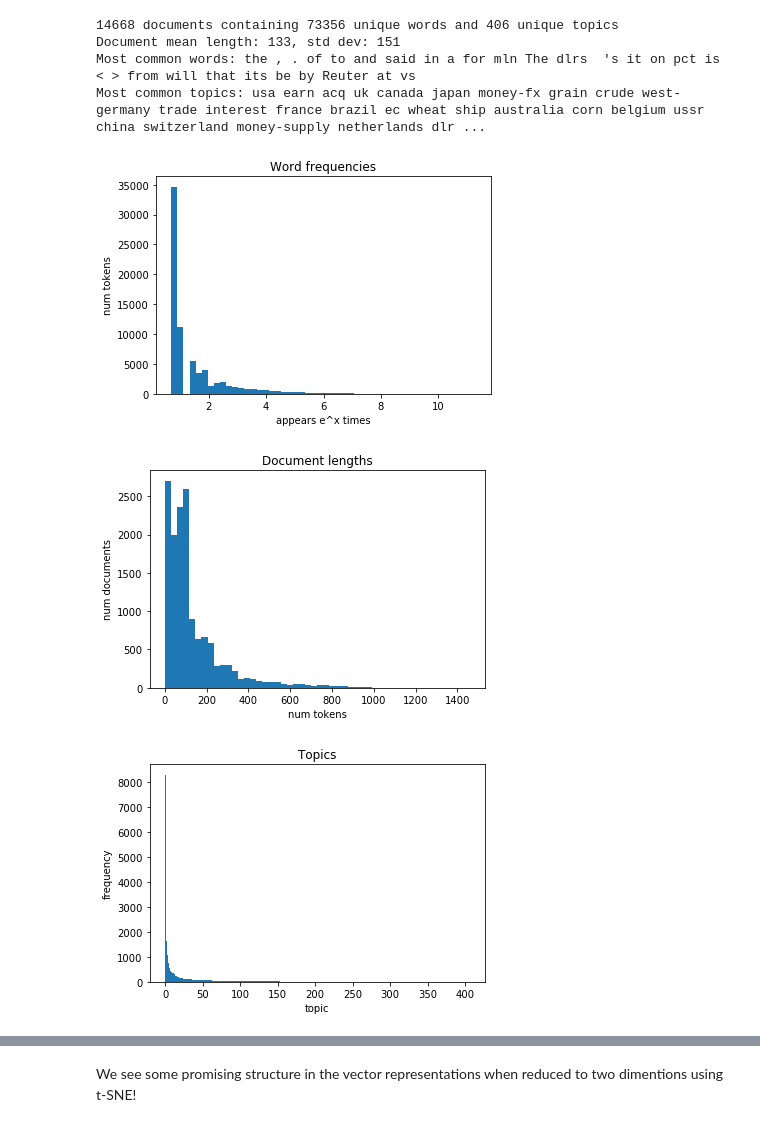
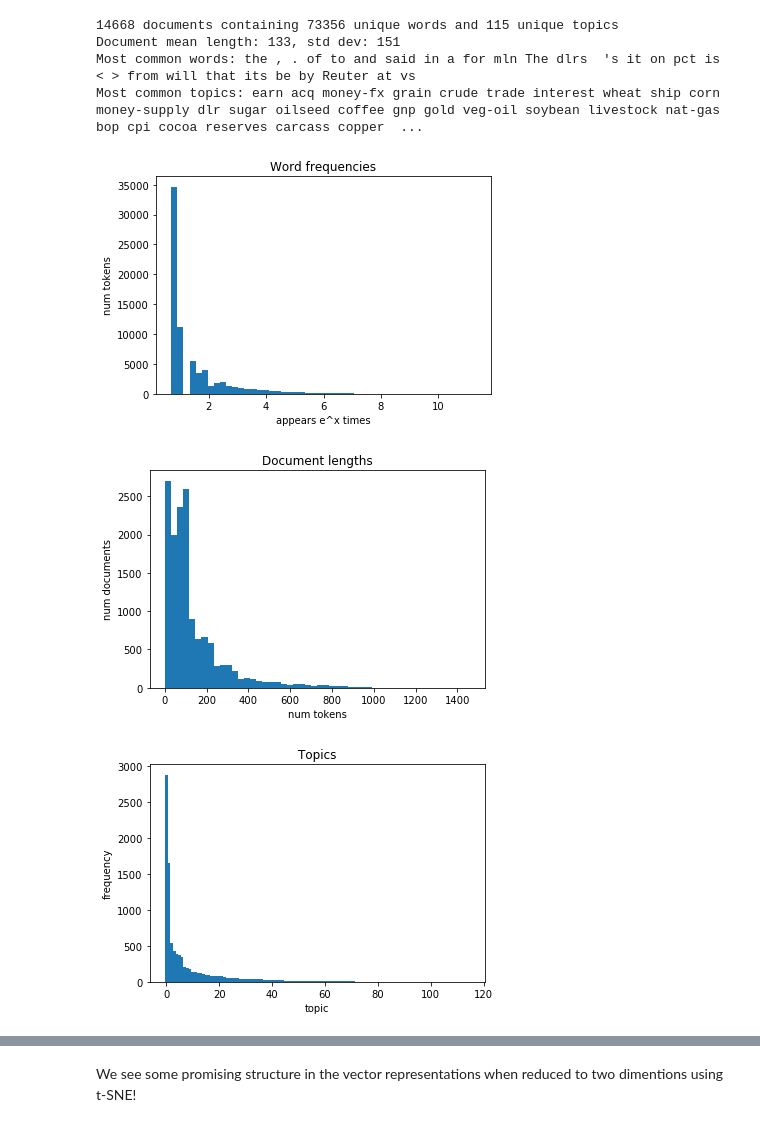
Before and after one commit to OlavHN/olavhn.github.io, a Jupyter notebook: reuters.ipynb, the cells around one changed output, grey strips where cells are left out. Cells and saved outputs as stored; diff of their text form; code cells hidden in the pictures.

```diff
--- a/reuters.ipynb
+++ b/reuters.ipynb
@@ -29,7 +31,7 @@ def read_data(num=None, path='data', prefix='reut2-', tokenizer=word_tokenize):
                     num -= 1
 
                 train = True if article['lewissplit'] == 'TRAIN' else False
-                topics = map(lambda x: x.contents.pop(), article.findAll('d'))
+                topics = map(lambda x: x.contents.pop(), article.find('topics').findAll('d'))
                 title = tokenizer(article.find('title').contents.pop()) if article.find('title') else []
                 body = tokenizer(article.find('body').contents.pop()) if article.find('body') else []
 
@@ -59,35 +61,35 @@ topics_c = Counter()
 doc_length = []
 
 for train, topics, title, body in read_data():
     if train:
         for token in title + body:
             tokens_c[token] += 1
         for topic in topics:
             topics_c[topic] += 1
         doc_length.append(len(body))
 
 tokens, tok_freq = zip(*tokens_c.most_common())
 topics, top_freq = zip(*topics_c.most_common())
 token_index = {token: i for i, token in enumerate(['UNK'] + list(tokens))}
-topic_index = {topic: i for i, topic in enumerate(['UNK'] + list(topics))}
+topic_index = {topic: i for i, topic in enumerate(topics)}
 num_topics = len(topic_index)
 
 print('%d documents containing %d unique words and %d unique topics' % (len(doc_length), len(tokens), len(topics)))
 print('Document mean length: %d, std dev: %d' % (np.mean(doc_length), np.std(doc_length)))
 print('Most common words: %s' % ' '.join(tokens[:30]))
 print('Most common topics: %s' % ' '.join(topics[:30]))
 
 draw_hist(np.log(np.add(1, tok_freq)), 'Word frequencies', 'appears e^x times', 'num tokens')
 draw_hist(doc_length, 'Document lengths', 'num tokens', 'num documents')
 draw_hist(top_freq, 'Topics', 'topic', 'frequency', False)
 
 plt.show()
 # %% [output]
-14668 documents containing 73356 unique words and 406 unique topics
+14668 documents containing 73356 unique words and 115 unique topics
 Document mean length: 133, std dev: 151
 Most common words: the , . of to and said in a for mln The dlrs  's it on pct is < > from will that its be by Reuter at vs
-Most common topics: usa earn acq uk canada japan money-fx grain crude west-germany trade interest france brazil ec wheat ship australia corn belgium ussr china switzerland money-supply netherlands dlr ...
+Most common topics: earn acq money-fx grain crude trade interest wheat ship corn money-supply dlr sugar oilseed coffee gnp gold veg-oil soybean livestock nat-gas bop cpi cocoa reserves carcass copper  ...
 [figure]
 [figure]
-[figure, old version]
+[figure, new version]
 # %% [markdown]
```
Also changed, not shown: parts of 15 cells of this notebook, 1 other file.
